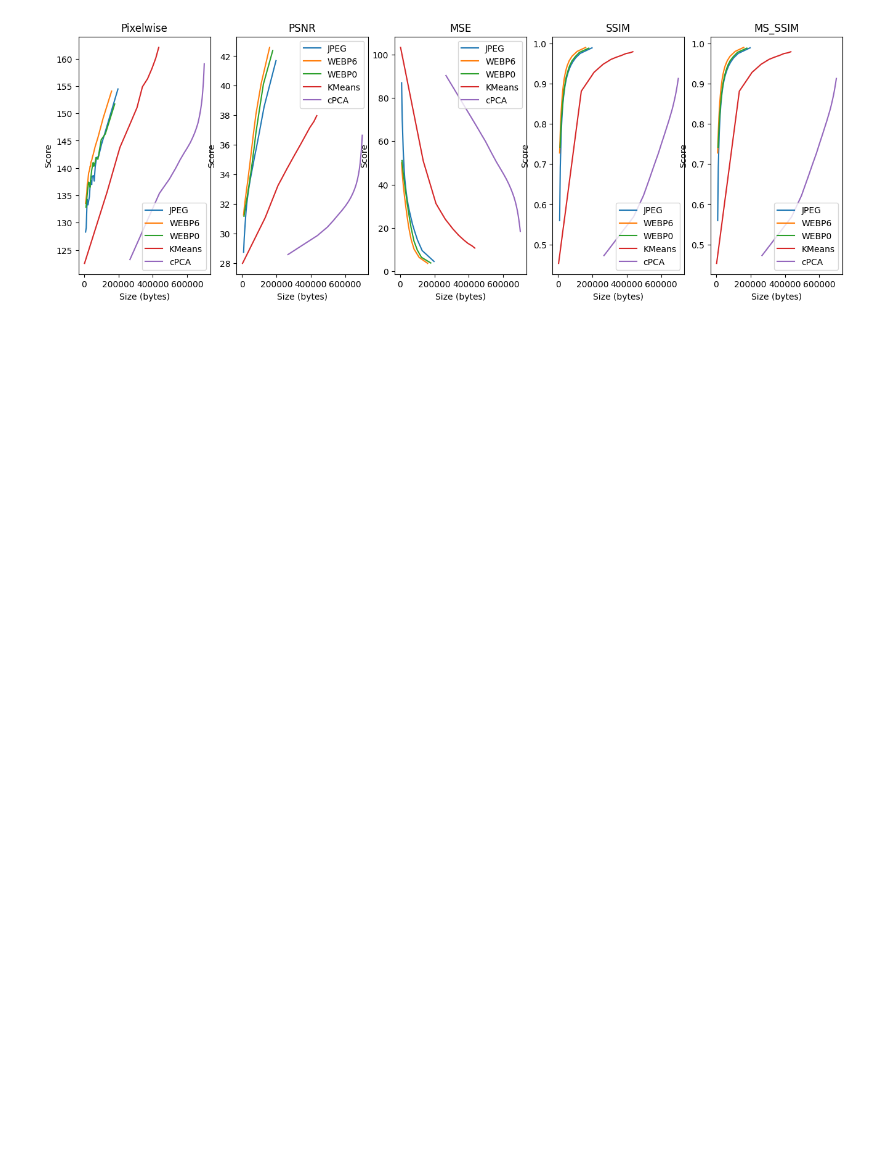
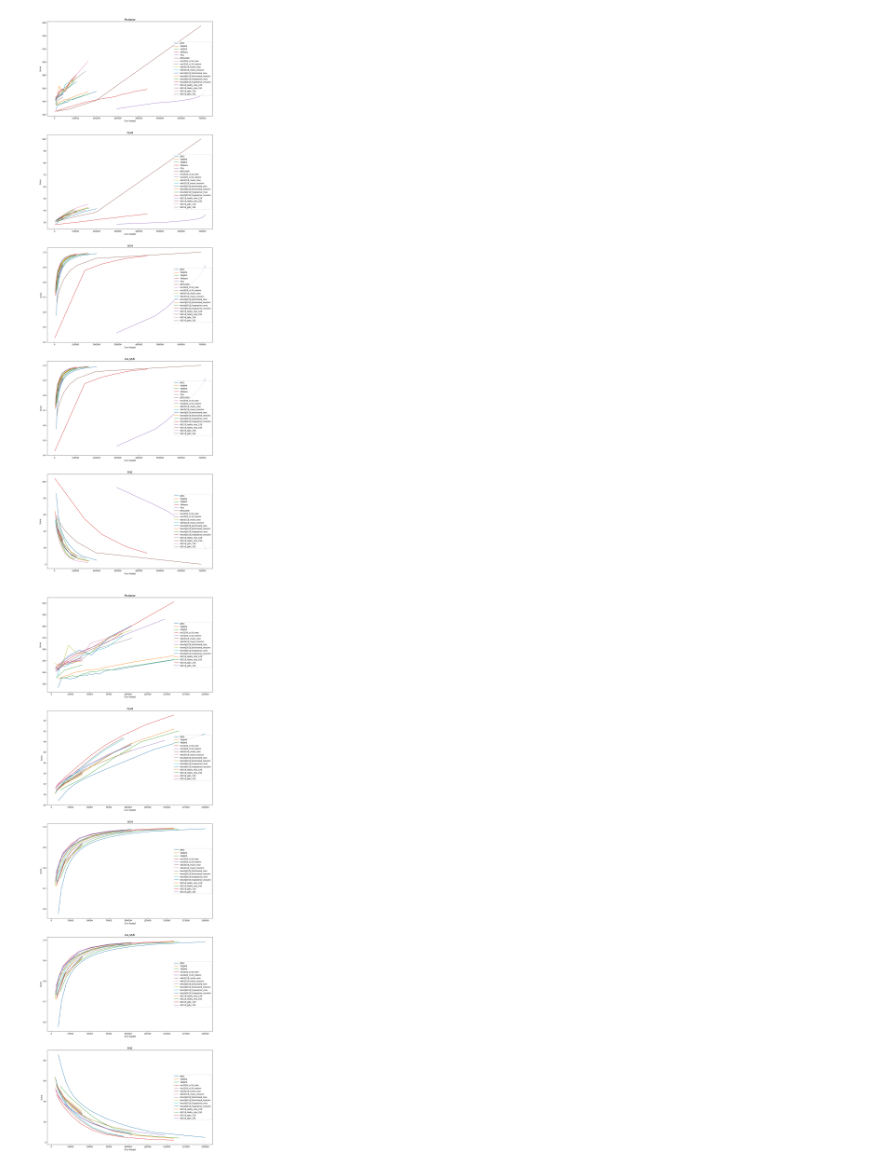
Before and after one commit to a-miscellaneous/awt-pj-ss24-rl-with-image-compression, a Jupyter notebook: benchmarks.ipynb, the cells around one changed output. Saved outputs shown, nothing was run; the diff lists cells and outputs as text; code cells hidden in the pictures; blank space fills up the shorter version.

Commit message:
ran eval on methods

```diff
--- a/benchmarks.ipynb
+++ b/benchmarks.ipynb
@@ -37,23 +52,47 @@ for e_indx, eval_algorithm in enumerate(eval_algorithms):
             avrg_score /= SAMPLES
             stream.append((avrg_size, avrg_score))
         stream = sorted(stream, key=lambda x: x[0])
-        eval_data[compression_algorithm.__class__.__name__] = stream
+        eval_data[names[c_indx]] = stream
     parsed[eval_algorithm.__class__.__name__] = eval_data
+# %%
+def save_parsed():
+    import json as js
+    with open("parsed_data.txt", "w") as f:
+        f.write(js.dumps(parsed))
+
+def load_parsed():
+    import json as js
+    with open("parsed_data.txt", "r") as f:
+        return js.loads(f.read())
+
+# save_parsed()
+loaded = load_parsed()
 # %%
-plot, ax = plt.subplots(1, len(eval_algorithms), figsize=(16, 5))
-if ax.size == 1:
-    ax = [ax]
+def plot_data(d, black_list = [], output = "compression_evaluation.png"):
+    plot, ax = plt.subplots( len(eval_algorithms),1, figsize=(15, 50))
+    # plot, ax = plt.subplots(1, len(eval_algorithms))
+    if ax.size == 1:
+        ax = [ax]
 
 
-# plot the data
-for e_indx, eval_algorithm in enumerate(eval_algorithms):
-    for c_indx, compression_algorithm in enumerate(compression_algorithms):
-        ax[e_indx].plot([x[0] for x in parsed[eval_algorithm.__class__.__name__][compression_algorithm.__class__.__name__]], [x[1] for x in parsed[eval_algorithm.__class__.__name__][compression_algorithm.__class__.__name__]], label=compression_algorithm.__class__.__name__)
-    ax[e_indx].set_title(eval_algorithm.__class__.__name__)
-    ax[e_indx].set_xlabel('Size (bytes)')
-    ax[e_indx].set_ylabel('Score')
-    ax[e_indx].legend()
+    # plot the data
+    for e_indx, eval_algorithm in enumerate(eval_algorithms):
 
-plt.savefig('compression_evaluation.png')
+        for c_indx, compression_algorithm in enumerate(compression_algorithms):
+            if c_indx in black_list:
+                continue
+            ax[e_indx].plot([x[0] for x in d[eval_algorithm.__class__.__name__][names[c_indx]]], [x[1] for x in d[eval_algorithm.__class__.__name__][names[c_indx]]], label=names[c_indx])
+        ax[e_indx].set_title(eval_algorithm.__class__.__name__)
+        ax[e_indx].set_xlabel('Size (bytes)')
+        ax[e_indx].set_ylabel('Score')
+        ax[e_indx].legend(loc="center right", bbox_to_anchor=(1, 0.5))
+
+
+    plt.savefig(output)
+
+plot_data(loaded, output = "compression_evaluation.png")
+plot_data(loaded, output = "no_outliers.png", black_list=[3,4,5])
+plot_data(loaded, output = "no_outliers_no_b2018.png", black_list=[3,4,5,14,15,16,17])
 # %% [output]
-[figure, old version]
+[figure, new version]
+[figure, added]
```
Also changed, not shown: parts of 2 cells of this notebook, 14 other files.
